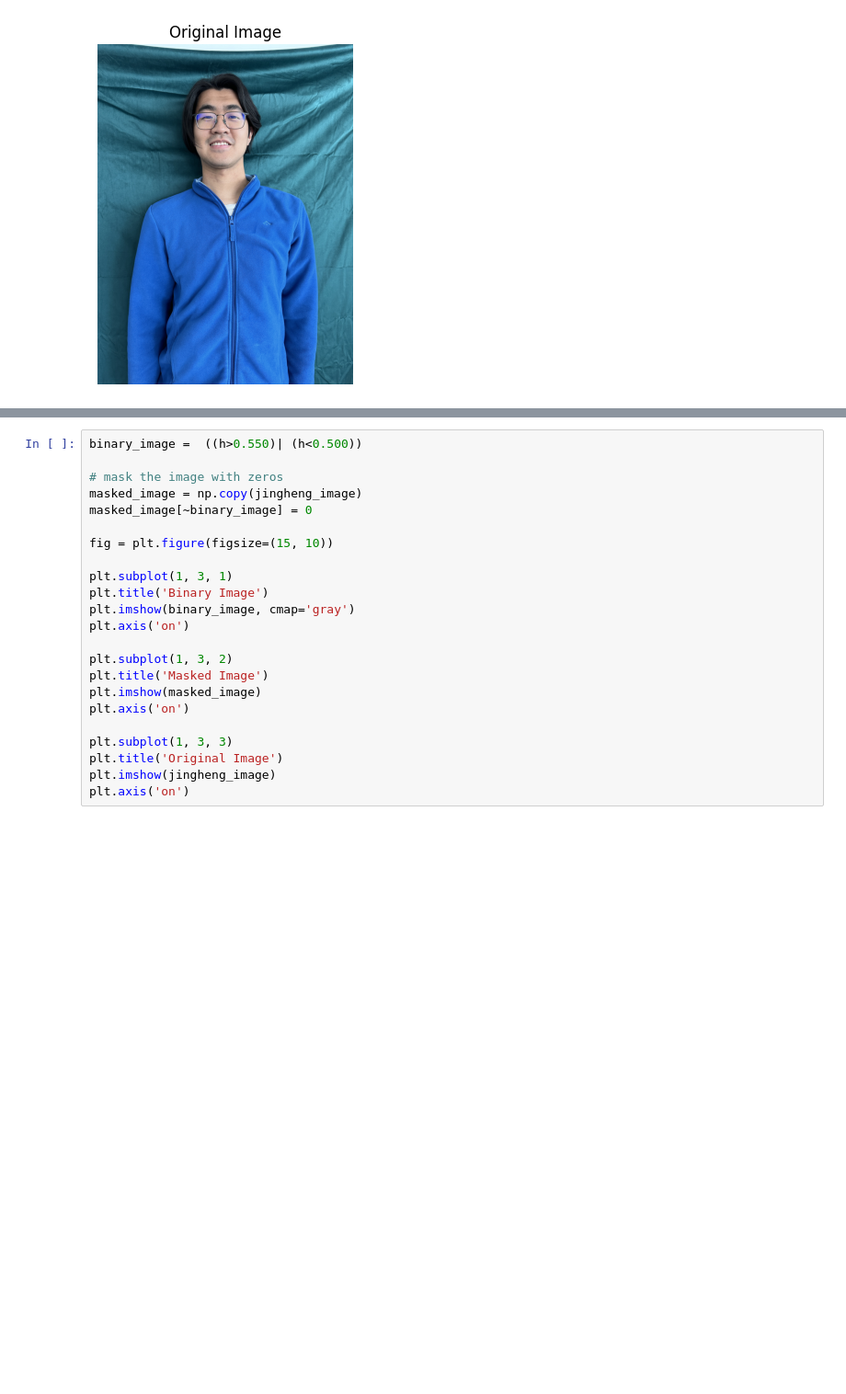
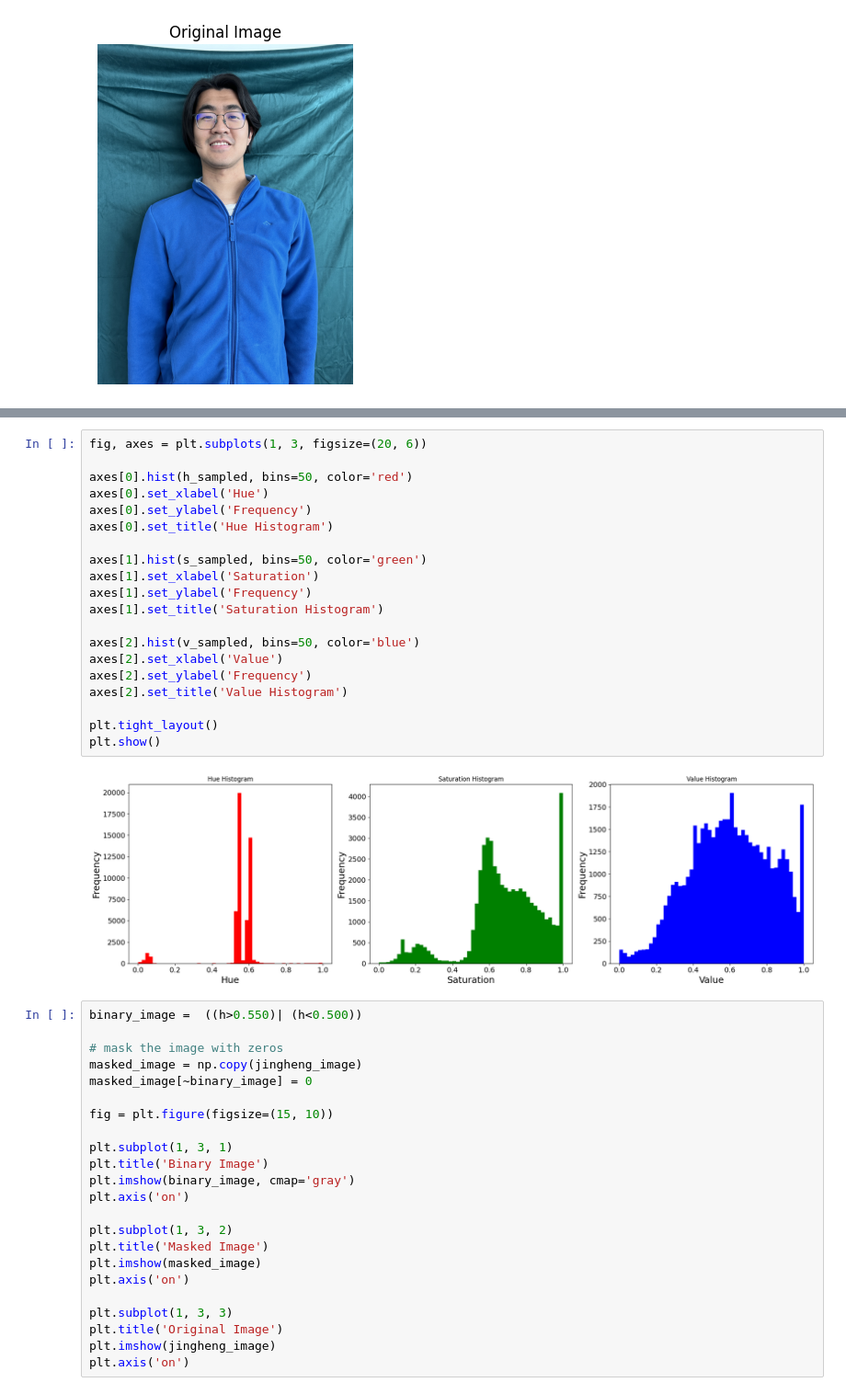
Before and after one commit to Matty-7/CS302-ComputerVision, a Jupyter notebook: CV_HW_3/Homework_3.ipynb, the cells around one changed output, grey strips where cells are left out. Shown at 92% size. Drawn from its saved outputs; the diff is of its cells as text; blank space fills up the shorter version.

```diff
--- a/CV_HW_3/Homework_3.ipynb
+++ b/CV_HW_3/Homework_3.ipynb
@@ -176,3 +151,25 @@ plt.show()
+# %%
+fig, axes = plt.subplots(1, 3, figsize=(20, 6))
+
+axes[0].hist(h_sampled, bins=50, color='red')
+axes[0].set_xlabel('Hue')
+axes[0].set_ylabel('Frequency')
+axes[0].set_title('Hue Histogram')
+
+axes[1].hist(s_sampled, bins=50, color='green')
+axes[1].set_xlabel('Saturation')
+axes[1].set_ylabel('Frequency')
+axes[1].set_title('Saturation Histogram')
+
+axes[2].hist(v_sampled, bins=50, color='blue')
+axes[2].set_xlabel('Value')
+axes[2].set_ylabel('Frequency')
+axes[2].set_title('Value Histogram')
+
+plt.tight_layout()
+plt.show()
+# %% [output]
+[figure, added]
 # %%
 binary_image =  ((h>0.550)| (h<0.500))
 
```
Also changed, not shown: parts of 4 cells of this notebook.
